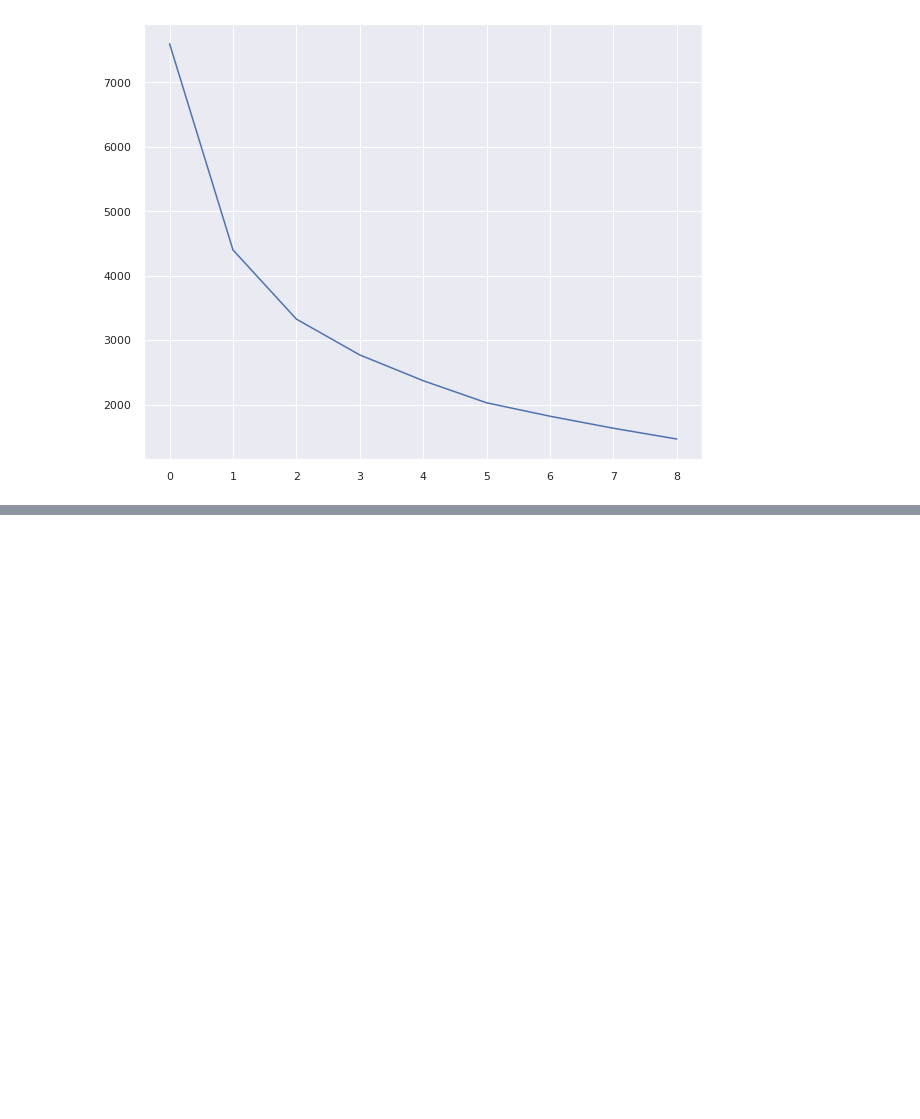
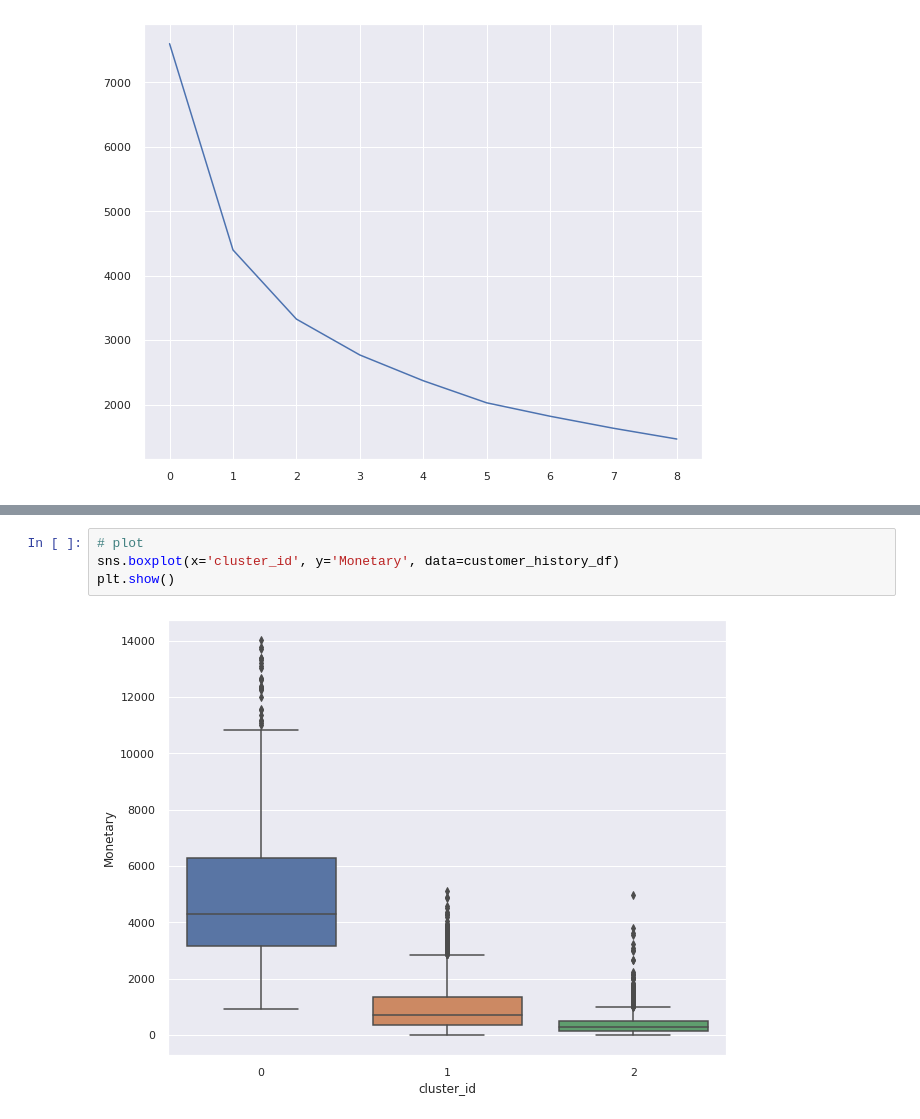
Before and after one commit to AnkitPatel745/Online-Retail-Customer-Segmentation, a Jupyter notebook: Online_Retail_Customer_Segmentation.ipynb, the cells around one changed output, grey strips where cells are left out. Saved outputs shown, nothing was run; the diff lists cells and outputs as text; blank space fills up the shorter version.

```diff
--- a/Online_Retail_Customer_Segmentation.ipynb
+++ b/Online_Retail_Customer_Segmentation.ipynb
@@ -963,0 +1014,6 @@ plt.show()
+# %%
+# plot
+sns.boxplot(x='cluster_id', y='Monetary', data=customer_history_df)
+plt.show()
+# %% [output]
+[figure, added]
```
Also changed, not shown: parts of 8 cells of this notebook.
